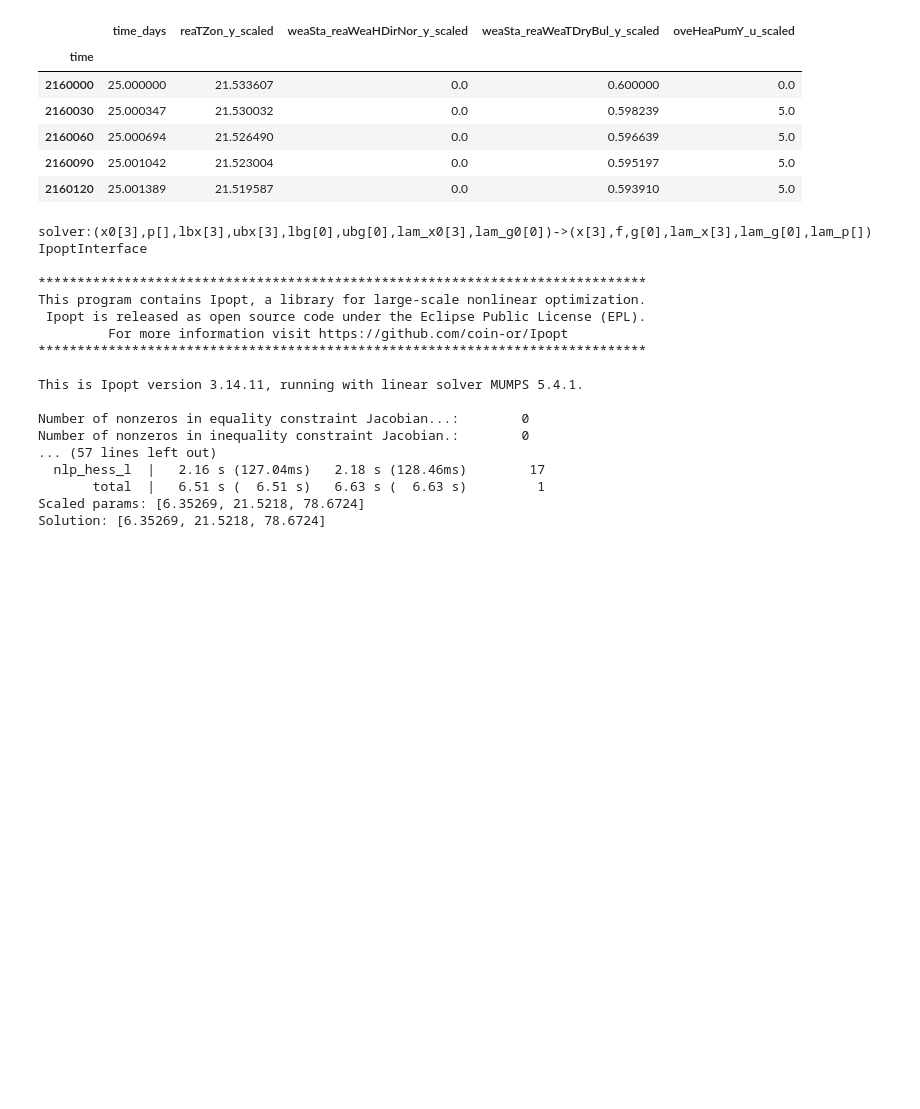
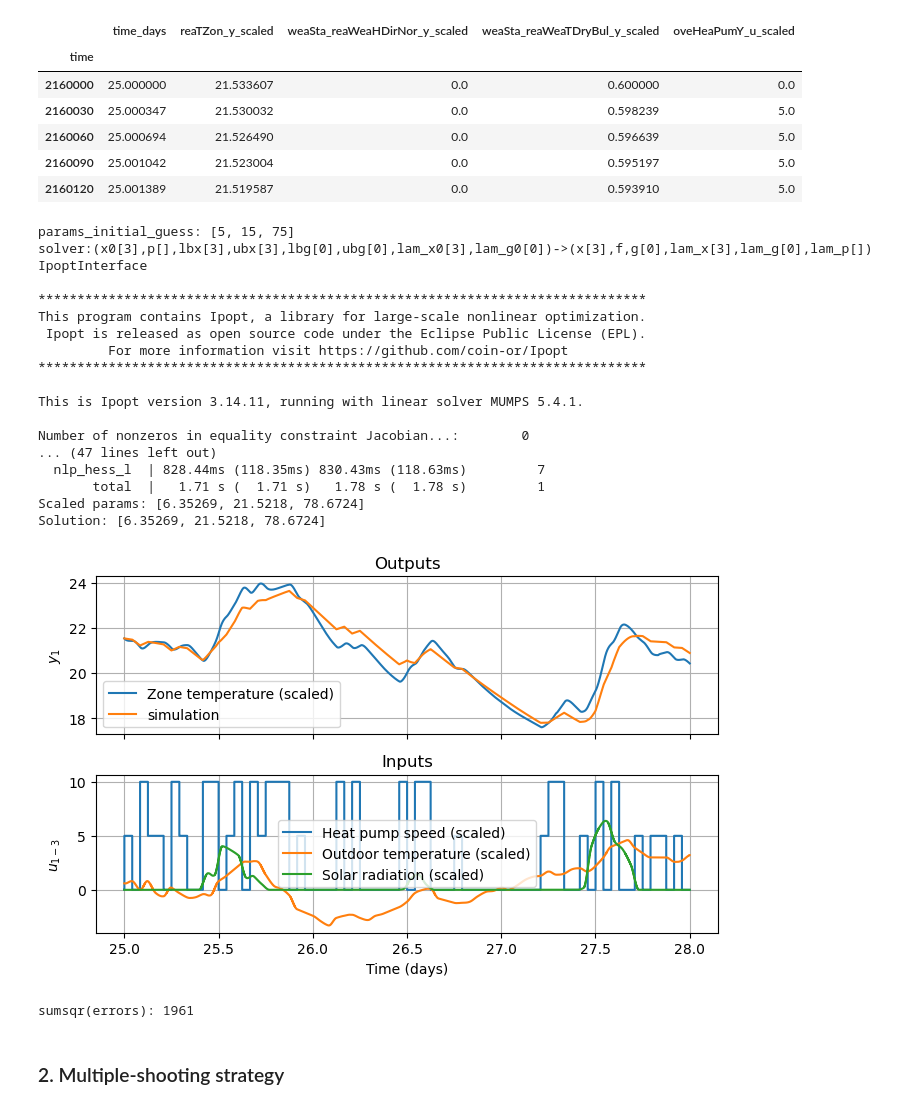
Before and after one commit to billtubbs/boptest-identify, a Jupyter notebook: sys-id-1-zone.ipynb, the cells around one changed output. Cells and saved outputs as stored; diff of their text form; code cells hidden in the pictures; blank space fills up the shorter version.

```diff
--- a/sys-id-1-zone.ipynb
+++ b/sys-id-1-zone.ipynb
@@ -388,6 +381,12 @@ data_sample.head()
 # Initial condition
 T0 = data_sample['reaTZon_y_scaled'].iloc[0]
 x0 = cas.DM([T0])
+
+print(f"params_initial_guess: {params_initial_guess}")
+
+# Note, it is in general a good idea to scale your decision variables such
+# that they are in the order of ~0.1..100
+params_scale_factors = cas.vertcat(1.0, 1.0, 1.0)
 
 # Structure of input signals
 # Q_c = u[0]  # cooling delivered
@@ -409,12 +408,13 @@ errors = Y_measured - Y
 solver = make_gauss_newton_solver(errors, params)
 print(solver)
 
-sol = solver(x0=scaled_param_guess)
+sol = solver(x0=params_initial_guess / params_scale_factors)
 scaled_params_sol = sol['x']
 
 print(f"Scaled params: {scaled_params_sol}")
 print(f"Solution: {scaled_params_sol * params_scale_factors}")
 # %% [output]
+params_initial_guess: [5, 15, 75]
 solver:(x0[3],p[],lbx[3],ubx[3],lbg[0],ubg[0],lam_x0[3],lam_g0[0])->(x[3],f,g[0],lam_x[3],lam_g[0],lam_p[]) IpoptInterface
 
 ******************************************************************************
@@ -426,9 +426,48 @@ This program contains Ipopt, a library for large-scale nonlinear optimization.
 This is Ipopt version 3.14.11, running with linear solver MUMPS 5.4.1.
 
 Number of nonzeros in equality constraint Jacobian...:        0
-Number of nonzeros in inequality constraint Jacobian.:        0
-... (57 lines left out)
-  nlp_hess_l  |   2.16 s (127.04ms)   2.18 s (128.46ms)        17
-       total  |   6.51 s (  6.51 s)   6.63 s (  6.63 s)         1
+... (47 lines left out)
+  nlp_hess_l  | 828.44ms (118.35ms) 830.43ms (118.63ms)         7
+       total  |   1.71 s (  1.71 s)   1.78 s (  1.78 s)         1
 Scaled params: [6.35269, 21.5218, 78.6724]
 Solution: [6.35269, 21.5218, 78.6724]
+# %%
+# Initial condition
+T0 = data_sample['reaTZon_y_scaled'].iloc[0]
+x0 = cas.DM([T0])
+
+# Structure of input signals
+# Q_c = u[0]  # cooling delivered
+# T_a = p[0]  # ambient temperature
+# R = p[1]  # solar insolation
+input_names = ['oveHeaPumY_u_scaled', 'weaSta_reaWeaTDryBul_y_scaled', 'weaSta_reaWeaHDirNor_y_scaled']
+inputs = cas.DM(data_sample[input_names].to_numpy()).T
+assert inputs.shape == (n_u + n_p, N)
+scaled_params = cas.repmat(scaled_params_sol * params_scale_factors, 1, N)
+X = simulate(x0, inputs, scaled_params)
+assert X.shape == (n_x, N)
+
+fig, axes = make_ioplots_combined(
+    sim_results_scaled,
+    input_names,
+    measurement_names,
+    available_inputs,
+    available_measurements,
+    time_name='time_days',
+    time_range=time_range,
+    var_rename_map=var_rename_map,
+)
+axes[0].plot(data_sample['time_days'], X.T, label='simulation')
+axes[0].legend()
+
+plt.tight_layout()
+plt.show()
+
+Y_predicted = X[0, :]
+errors = Y_measured - Y_predicted
+print(f"sumsqr(errors): {float(cas.sumsqr(errors)):.0f}")
+# %% [output]
+[figure, added]
+sumsqr(errors): 1961
+# %% [markdown]
+### 2. Multiple-shooting strategy
```
Also changed, not shown: parts of 11 cells of this notebook.
